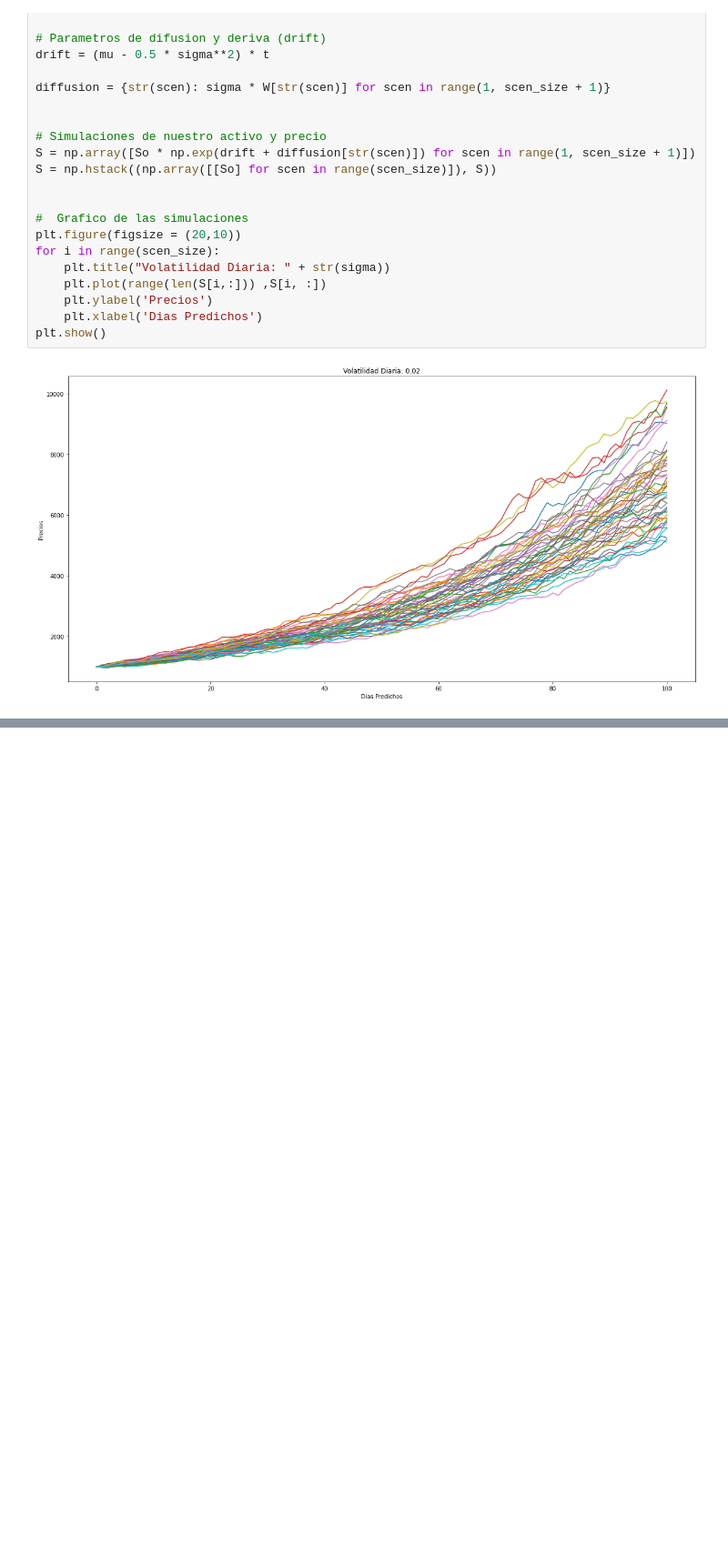
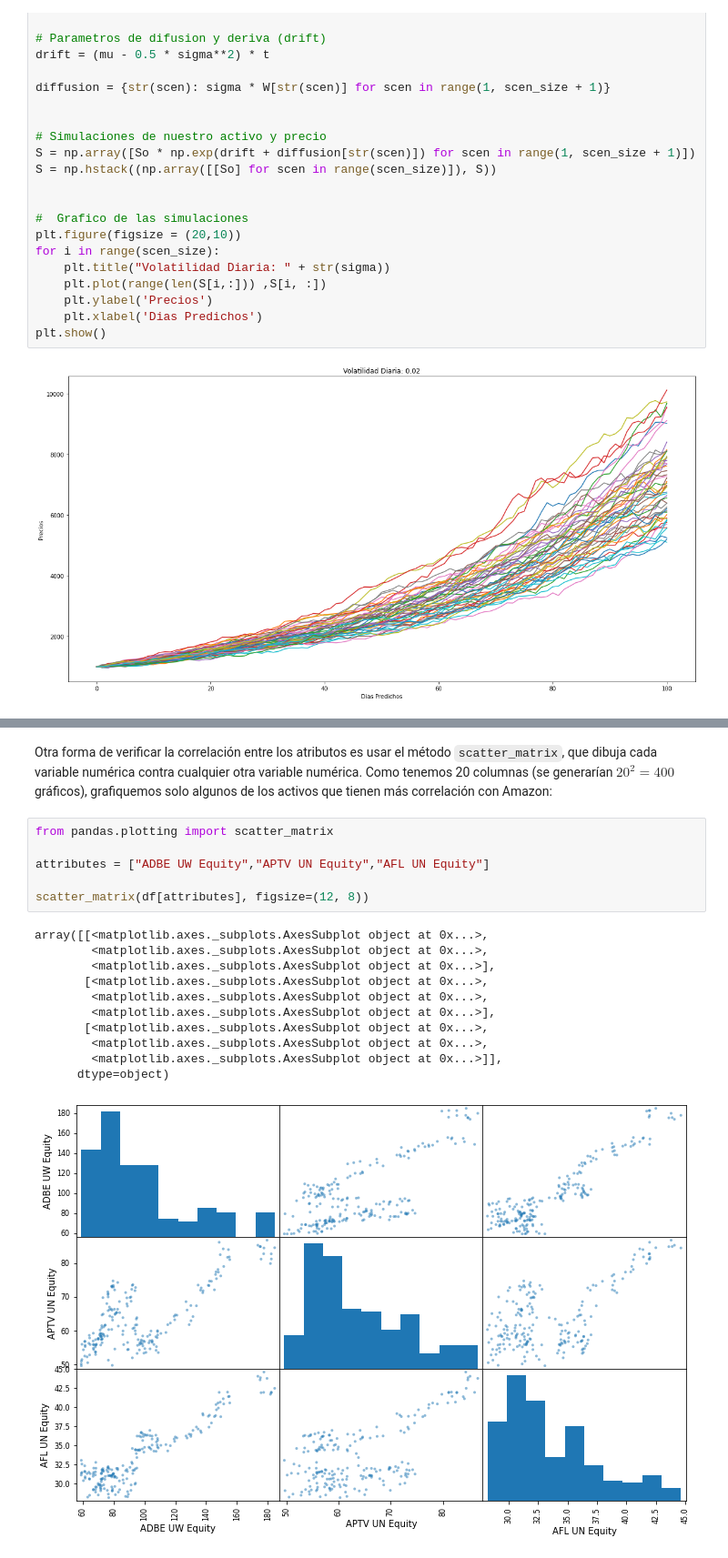
Before and after one commit to jisazac/pythonfinanzaseafit, a Jupyter notebook: Clase_4.ipynb, the cells around one changed output, grey strips where cells are left out. Shown at 91% size. Saved outputs shown, nothing was run; the diff lists cells and outputs as text; blank space fills up the shorter version.

```diff
--- a/Clase_4.ipynb
+++ b/Clase_4.ipynb
@@ -1769,0 +1884,20 @@ plt.show()
+# %% [markdown]
+Otra forma de verificar la correlación entre los atributos es usar el método `scatter_matrix`, que dibuja cada variable numérica contra cualquier otra variable numérica. Como tenemos 20 columnas (se generarían $20^2=400$ gráficos), grafiquemos solo algunos de los activos que tienen más correlación con Amazon:
+# %%
+from pandas.plotting import scatter_matrix
+
+attributes = ["ADBE UW Equity","APTV UN Equity","AFL UN Equity"]
+
+scatter_matrix(df[attributes], figsize=(12, 8))
+# %% [output]
+array([[<matplotlib.axes._subplots.AxesSubplot object at 0x...>,
+        <matplotlib.axes._subplots.AxesSubplot object at 0x...>,
+        <matplotlib.axes._subplots.AxesSubplot object at 0x...>],
+       [<matplotlib.axes._subplots.AxesSubplot object at 0x...>,
+        <matplotlib.axes._subplots.AxesSubplot object at 0x...>,
+        <matplotlib.axes._subplots.AxesSubplot object at 0x...>],
+       [<matplotlib.axes._subplots.AxesSubplot object at 0x...>,
+        <matplotlib.axes._subplots.AxesSubplot object at 0x...>,
+        <matplotlib.axes._subplots.AxesSubplot object at 0x...>]],
+      dtype=object)
+[figure, added]
```
Also changed, not shown: parts of 22 cells of this notebook.
